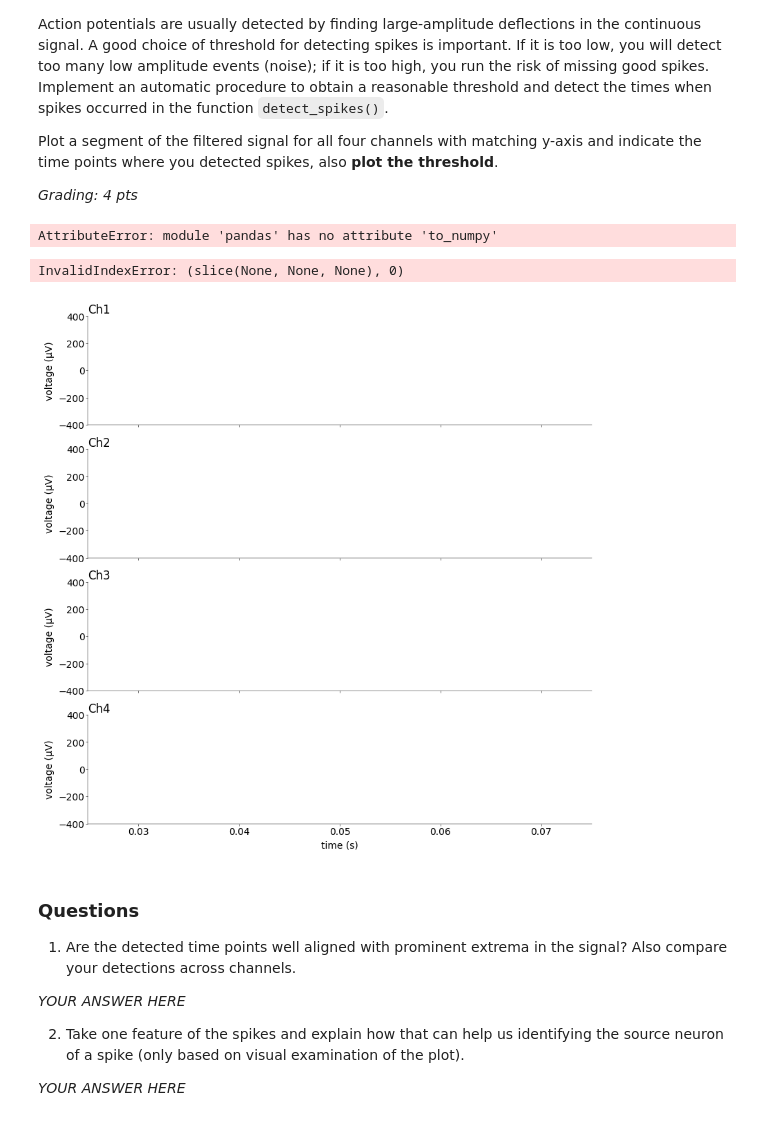
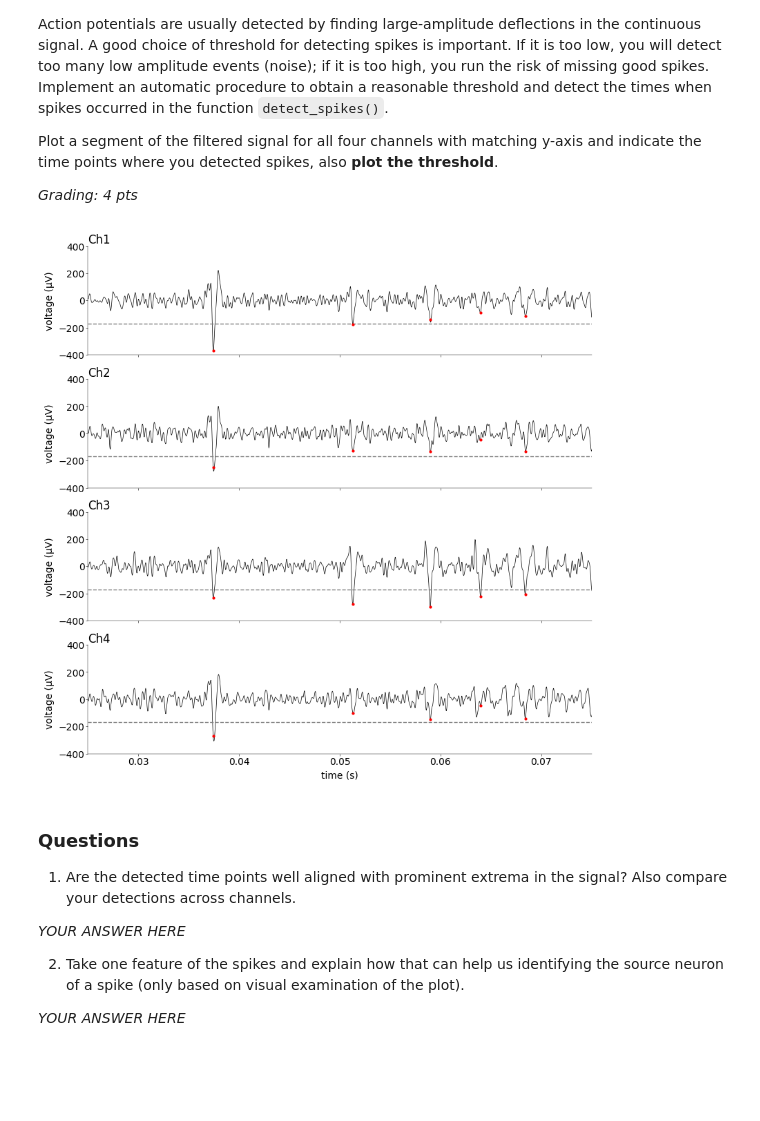
Before and after one commit to flobu98/neural_data_science, a Jupyter notebook: CodingLab1.ipynb, the cells around one changed output. Drawn from its saved outputs; the diff is of its cells as text; code cells hidden in the pictures; blank space fills up the shorter version.

Commit message:
find peaks implemented

```diff
--- a/CodingLab1.ipynb
+++ b/CodingLab1.ipynb
@@ -248,7 +244,7 @@ Plot a segment of the filtered signal for all four channels with matching y-axis
 # %%
 from scipy.signal import find_peaks
 
-xf_arr = pd.to_numpy(xf)
+# xf_arr = pd.to_numpy(xf)
 
 
 def detect_spikes(
@@ -296,28 +292,30 @@ def detect_spikes(
 
     """
 
-    # 1) σ estimate via MAD:
-    #    σ ≈ median(|x|) / 0.6745
-    mad_all = np.median(np.abs(x))
-    sigma = mad_all / 0.6745
+    # 1) Estimate robust noise σ via MAD
+    av = np.mean(x)
+    mad = np.median(np.abs(x - av))
+    sigma = mad / 0.6745
 
-    # 2) Threshold = -N * σ
-    thr = -N * sigma
+    # 2) Set threshold
+    thr = N * sigma
 
-    # 3) Lockout in samples (refractory window)
-    lockout_samps = int(np.round(lockout * fs / 1000.0))
+    # 3) Convert lockout (ms) → samples
+    lockout_samps = int(lockout * 1e-3 * fs)
 
-    # 4) Detect on each channel by finding negative peaks above N·σ
-    spike_indices_per_channel = []
-    for ch in range(x.shape[1]):
-        peaks, props = find_peaks(-x[:, ch], height=N * sigma, distance=lockout_samps)
-        spike_indices_per_channel.append(peaks)
+    # 4) Detect peaks per channel
+    all_peaks = []
+    n_samples, n_ch = x.shape
+    for ch in range(n_ch):
+        sig_ch = -x[:, ch]  # invert so that negative dips become positive peaks
+        peaks_ch, _ = find_peaks(sig_ch, height=thr, distance=lockout_samps)
+        all_peaks.append(peaks_ch)
 
-    # 5) Merge & sort across channels
-    s = np.unique(np.concatenate(spike_indices_per_channel))
+    # 5) Merge, sort, and dedupe peaks
+    s = np.unique(np.concatenate(all_peaks))
 
-    # 6) Times in ms (0-index → 0 ms convention)
-    t = s.astype(float) / fs * 1000.0
+    t = s.astype(float) / fs * 1000.0  # convert spike times to ms
+
     return s, t, thr
 
 
@@ -330,41 +328,53 @@ def detect_spikes(
 # --------------------------
 
 pass
-# %% [output]
-AttributeError: module 'pandas' has no attribute 'to_numpy'
-# %%
-bla = detect_spikes(xf_arr, fs)
-# %% [output]
-InvalidIndexError: (slice(None, None, None), 0)
+# %%
+xf_arr = xf.to_numpy()  # shape (n_samples, 4)
+s, t, thr = detect_spikes(xf_arr, fs)
 # %%
 mosaic = [
     ["Ch1"],
     ["Ch2"],
     ["Ch3"],
     ["Ch4"],
 ]
 fig, ax = plt.subplot_mosaic(
     mosaic=mosaic, figsize=(8, 8), layout="constrained", dpi=100
 )
-
+time = np.arange(xf_arr.shape[0]) / fs
 # ------------------------------------------------------------------------------
 # plot signal, threshold and detected spikes and answer the questions (1+1 pts)
 # ------------------------------------------------------------------------------
 
 for i, col in enumerate(cols):
 
     ax[col].set_ylim((-400, 400))
     ax[col].set_xlim((0.025, 0.075))
     ax[col].set_ylabel("voltage (μV)")
 
     ax[col].set_title(col, loc="left")
 
     if col != "Ch4":
         ax[col].set_xticklabels([])
     else:
         ax[col].set_xlabel("time (s)")
+
+    # Plot filtered signal
+    ax[col].plot(time, xf_arr[:, i], color="black", linewidth=0.5)
+
+    # Plot thresholds
+    ax[col].hlines(
+        -thr, xmin=0.025, xmax=0.075, colors="gray", linestyles="--", linewidth=1
+    )
+
+    # Plot detected spikes in this window
+    mask_win = (s >= 0.025 * fs) & (s <= 0.075 * fs)
+    idx_win = s[mask_win]
+    ax[col].plot(idx_win / fs, xf_arr[idx_win, i], "r.", markersize=4)
+
+plt.show()
 # %% [output]
-[figure, old version]
+[figure, new version]
 # %% [markdown]
 ### Questions
 
```
Also changed, not shown: parts of 1 cell of this notebook.
